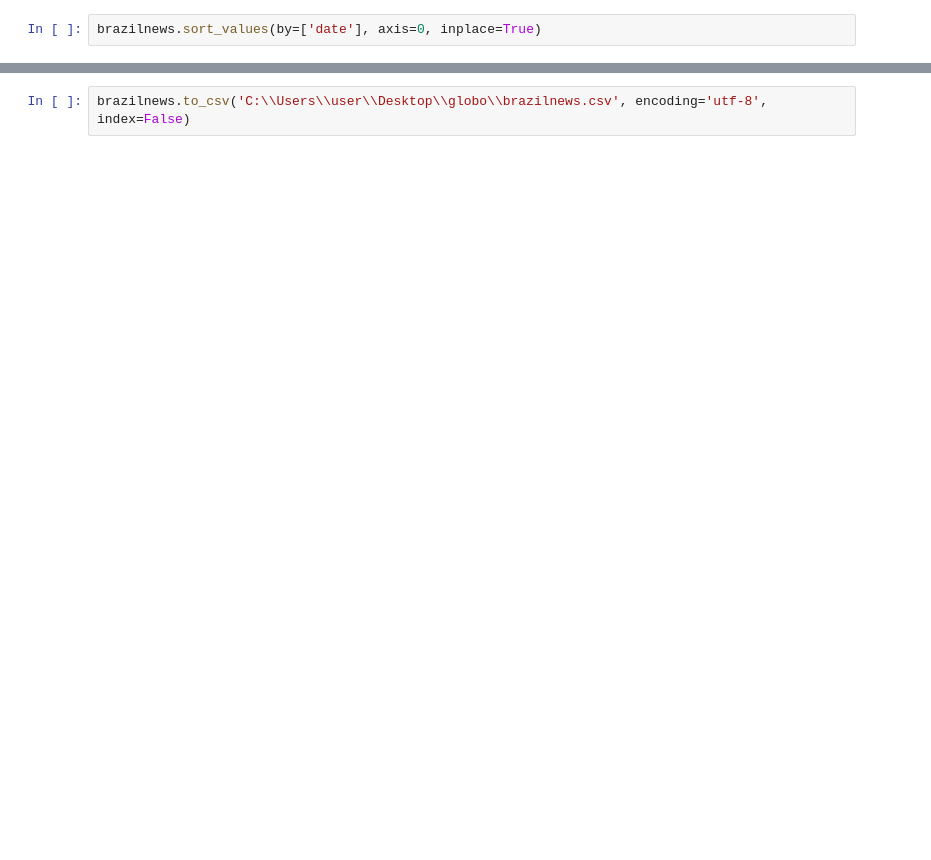
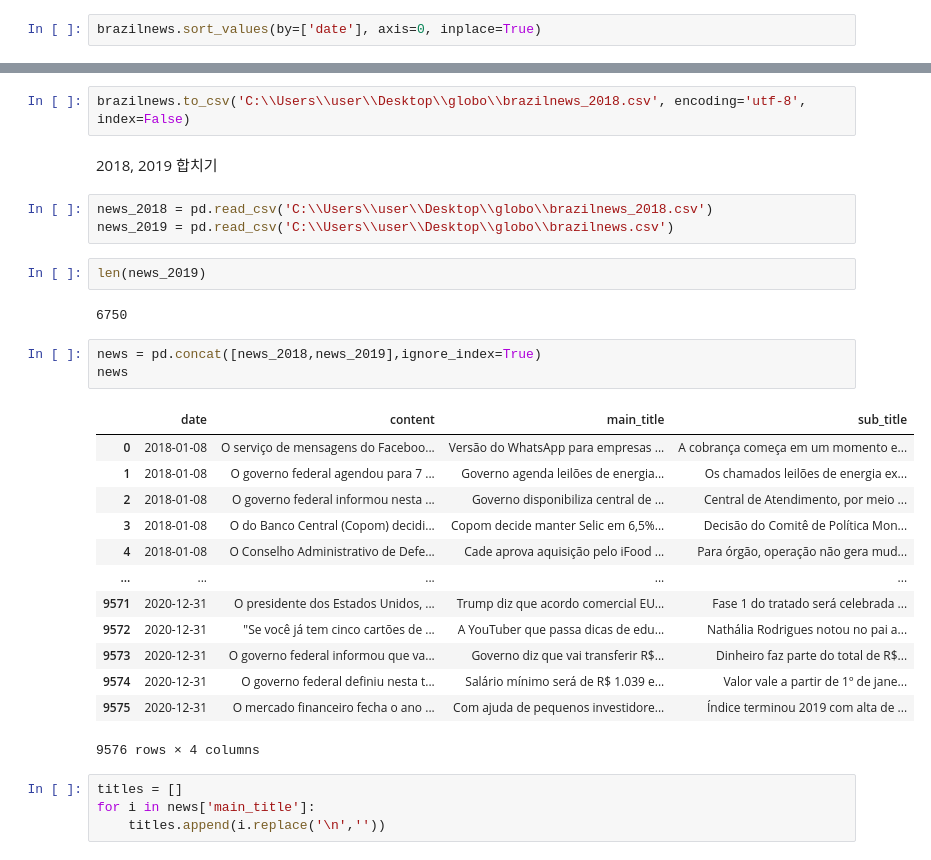
Before and after one commit to quotation3/Project, a Jupyter notebook: 브라질뉴스로_환율예측/뉴스전처리.ipynb, the cells around one changed output, grey strips where cells are left out. Drawn from its saved outputs; the diff is of its cells as text; blank space fills up the shorter version.

```diff
--- a/브라질뉴스로_환율예측/뉴스전처리.ipynb
+++ b/브라질뉴스로_환율예측/뉴스전처리.ipynb
@@ -202,2 +207,32 @@ brazilnews
 # %%
-brazilnews.to_csv('C:\\Users\\user\\Desktop\\globo\\brazilnews.csv', encoding='utf-8', index=False)
+brazilnews.to_csv('C:\\Users\\user\\Desktop\\globo\\brazilnews_2018.csv', encoding='utf-8', index=False)
+# %% [markdown]
+2018, 2019 합치기
+# %%
+news_2018 = pd.read_csv('C:\\Users\\user\\Desktop\\globo\\brazilnews_2018.csv')
+news_2019 = pd.read_csv('C:\\Users\\user\\Desktop\\globo\\brazilnews.csv')
+# %%
+len(news_2019)
+# %% [output]
+6750
+# %%
+news = pd.concat([news_2018,news_2019],ignore_index=True)
+news
+# %% [output]
+|  | date | content | main_title | sub_title |
+| 0 | 2018-01-08 | O serviço de mensagens do Faceboo... | Versão do WhatsApp para empresas ... | A cobrança começa em um momento e... |
+| 1 | 2018-01-08 | O governo federal agendou para 7 ... | Governo agenda leilões de energia... | Os chamados leilões de energia ex... |
+| 2 | 2018-01-08 | O governo federal informou nesta ... | Governo disponibiliza central de ... | Central de Atendimento, por meio ... |
+| 3 | 2018-01-08 | O do Banco Central (Copom) decidi... | Copom decide manter Selic em 6,5%... | Decisão do Comitê de Política Mon... |
+| 4 | 2018-01-08 | O Conselho Administrativo de Defe... | Cade aprova aquisição pelo iFood ... | Para órgão, operação não gera mud... |
+| ... | ... | ... | ... | ... |
+| 9571 | 2020-12-31 | O presidente dos Estados Unidos, ... | Trump diz que acordo comercial EU... | Fase 1 do tratado será celebrada ... |
+| 9572 | 2020-12-31 | "Se você já tem cinco cartões de ... | A YouTuber que passa dicas de edu... | Nathália Rodrigues notou no pai a... |
+| 9573 | 2020-12-31 | O governo federal informou que va... | Governo diz que vai transferir R$... | Dinheiro faz parte do total de R$... |
+| 9574 | 2020-12-31 | O governo federal definiu nesta t... | Salário mínimo será de R$ 1.039 e... | Valor vale a partir de 1º de jane... |
+| 9575 | 2020-12-31 | O mercado financeiro fecha o ano ... | Com ajuda de pequenos investidore... | Índice terminou 2019 com alta de ... |
+9576 rows × 4 columns
+# %%
+titles = []
+for i in news['main_title']:
+    titles.append(i.replace('\n',''))
```
Also changed, not shown: parts of 22 cells of this notebook.
